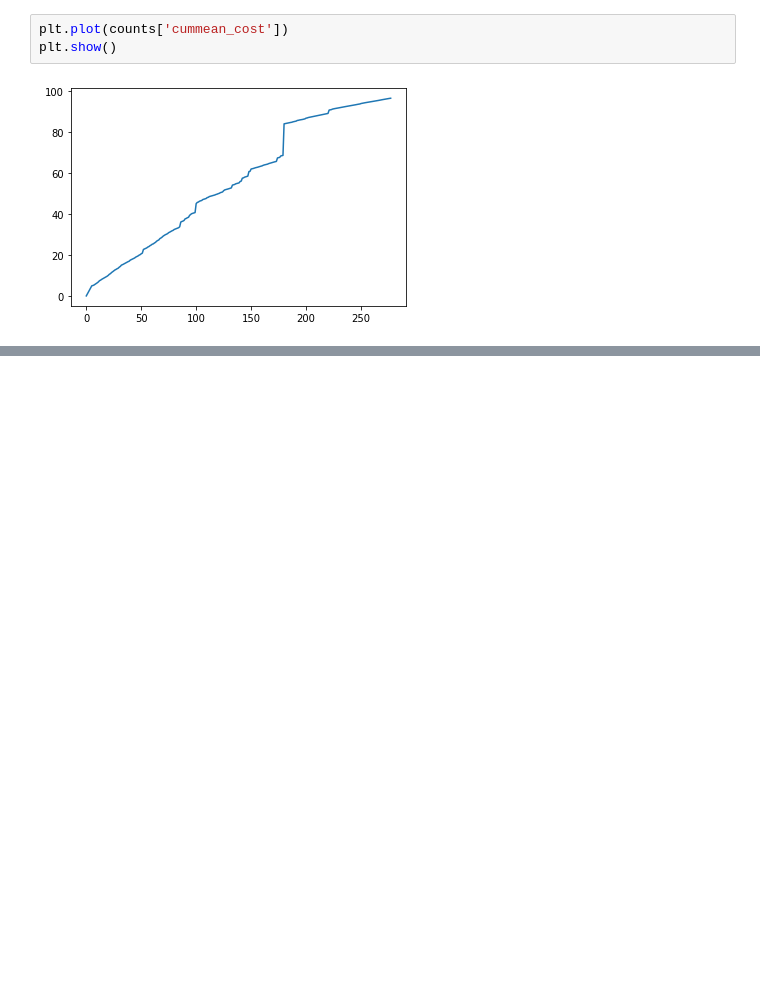
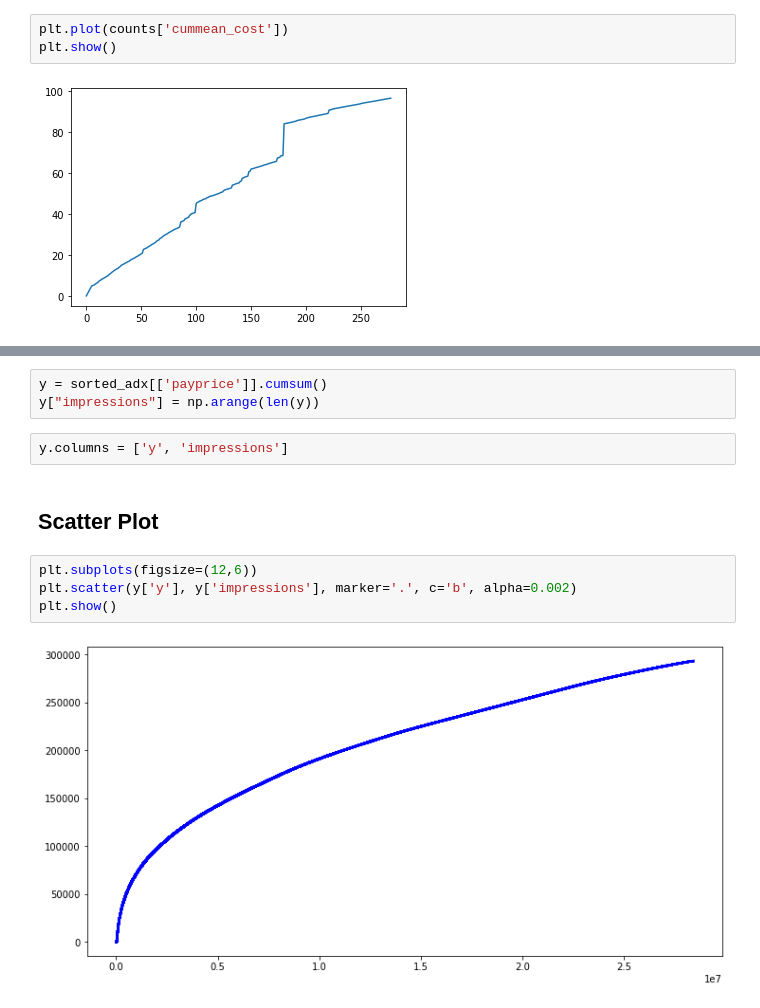
Before and after one commit to qihuazhong/make-ipinyou-data, a Jupyter notebook: explore_data.ipynb, the cells around one changed output, grey strips where cells are left out. Cells and saved outputs as stored; diff of their text form; blank space fills up the shorter version.

```diff
--- a/explore_data.ipynb
+++ b/explore_data.ipynb
@@ -146,0 +157,13 @@ plt.show()
+# %%
+y = sorted_adx[['payprice']].cumsum()
+y["impressions"] = np.arange(len(y))
+# %%
+y.columns = ['y', 'impressions']
+# %% [markdown]
+## Scatter Plot
+# %%
+plt.subplots(figsize=(12,6))
+plt.scatter(y['y'], y['impressions'], marker='.', c='b', alpha=0.002)
+plt.show()
+# %% [output]
+[figure, added]
```
Also changed, not shown: parts of 12 cells of this notebook.
